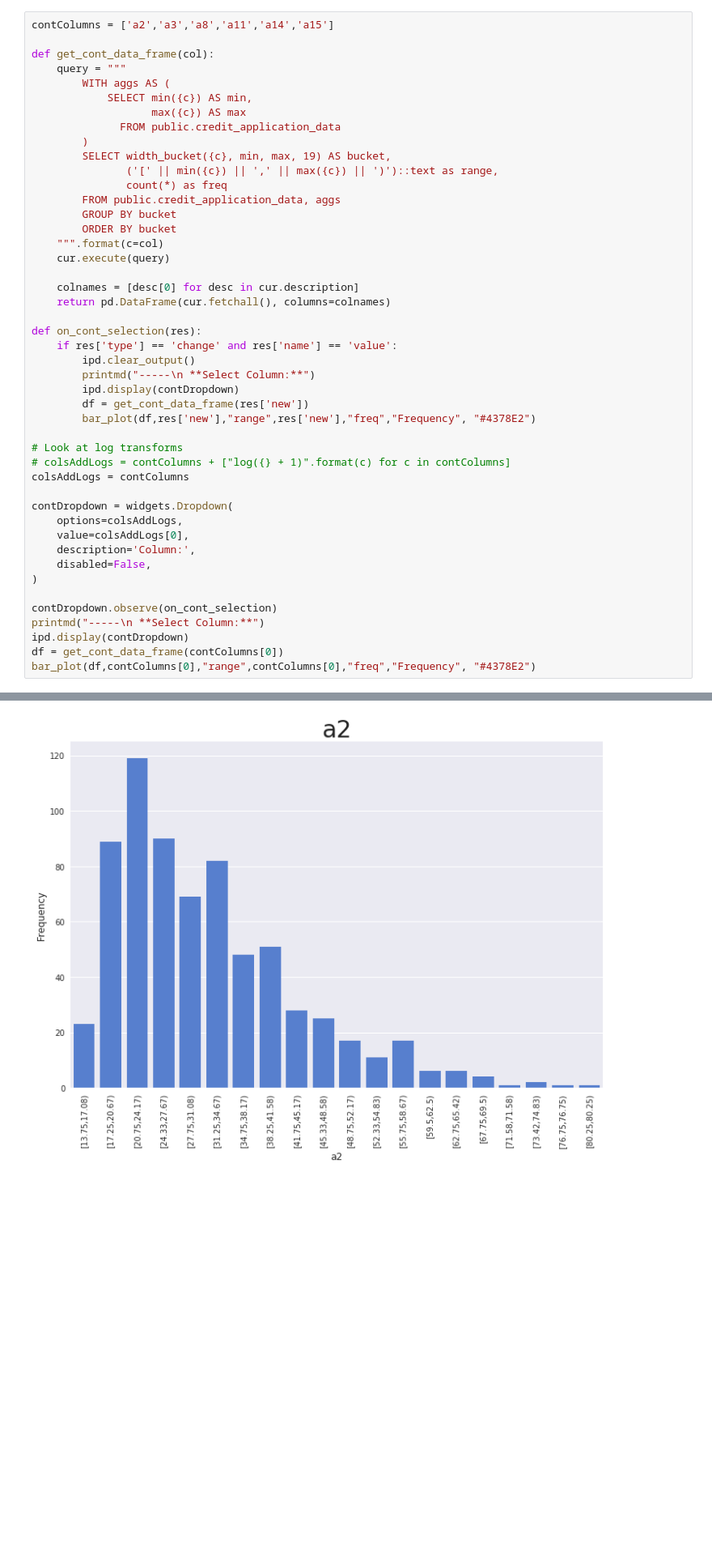
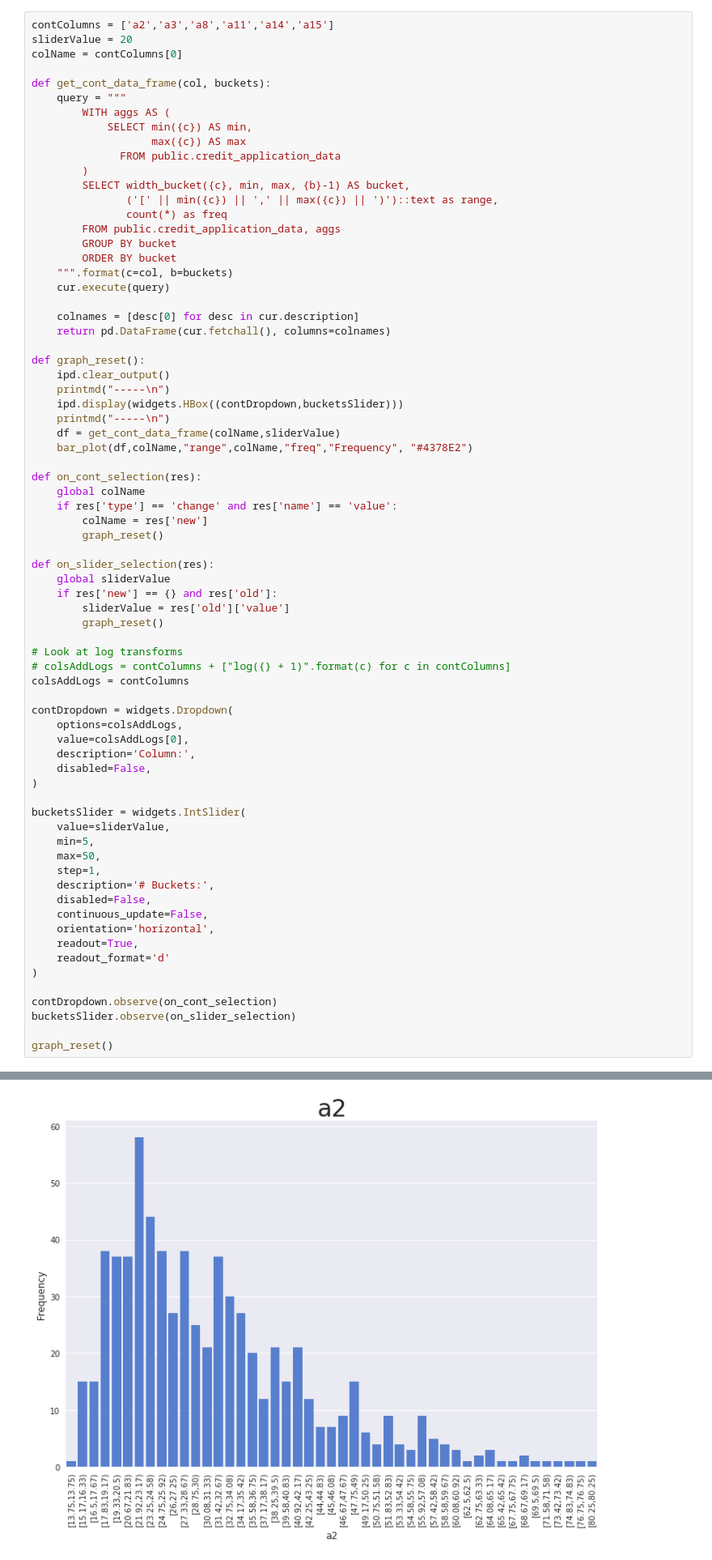
Before and after one commit to jvawdrey/gpdb5-demo, a Jupyter notebook: docker-jupyter/notebooks/Modeling Workflow Example - Greenplum Database.ipynb, the cells around one changed output, grey strips where cells are left out. Shown at 81% size. Cells and saved outputs as stored; diff of their text form; blank space fills up the shorter version.

Commit message:
adds slider to histogram

```diff
--- a/docker-jupyter/notebooks/Modeling Workflow Example - Greenplum Database.ipynb
+++ b/docker-jupyter/notebooks/Modeling Workflow Example - Greenplum Database.ipynb
@@ -422,33 +422,47 @@ A Jupyter Widget
 #### Continuous Columns
 # %%
 contColumns = ['a2','a3','a8','a11','a14','a15']
+sliderValue = 20
+colName = contColumns[0]
 
-def get_cont_data_frame(col):
+def get_cont_data_frame(col, buckets):
     query = """
         WITH aggs AS (
             SELECT min({c}) AS min,
                    max({c}) AS max
               FROM public.credit_application_data
         )
-        SELECT width_bucket({c}, min, max, 19) AS bucket,
+        SELECT width_bucket({c}, min, max, {b}-1) AS bucket,
                ('[' || min({c}) || ',' || max({c}) || ')')::text as range,
                count(*) as freq
         FROM public.credit_application_data, aggs
         GROUP BY bucket
         ORDER BY bucket
-    """.format(c=col)
+    """.format(c=col, b=buckets)
     cur.execute(query)
 
     colnames = [desc[0] for desc in cur.description]
     return pd.DataFrame(cur.fetchall(), columns=colnames)
 
+def graph_reset():
+    ipd.clear_output()
+    printmd("-----\n")
+    ipd.display(widgets.HBox((contDropdown,bucketsSlider)))
+    printmd("-----\n")
+    df = get_cont_data_frame(colName,sliderValue)
+    bar_plot(df,colName,"range",colName,"freq","Frequency", "#4378E2")
+
 def on_cont_selection(res):
+    global colName
     if res['type'] == 'change' and res['name'] == 'value':
-        ipd.clear_output()
-        printmd("-----\n **Select Column:**")
-        ipd.display(contDropdown)
-        df = get_cont_data_frame(res['new'])
-        bar_plot(df,res['new'],"range",res['new'],"freq","Frequency", "#4378E2")
+        colName = res['new']
+        graph_reset()
+
+def on_slider_selection(res):
+    global sliderValue
+    if res['new'] == {} and res['old']:
+        sliderValue = res['old']['value']
+        graph_reset()
 
 # Look at log transforms
 # colsAddLogs = contColumns + ["log({} + 1)".format(c) for c in contColumns]
@@ -461,10 +475,22 @@ contDropdown = widgets.Dropdown(
     disabled=False,
 )
 
+bucketsSlider = widgets.IntSlider(
+    value=sliderValue,
+    min=5,
+    max=50,
+    step=1,
+    description='# Buckets:',
+    disabled=False,
+    continuous_update=False,
+    orientation='horizontal',
+    readout=True,
+    readout_format='d'
+)
+
 contDropdown.observe(on_cont_selection)
-printmd("-----\n **Select Column:**")
-ipd.display(contDropdown)
-df = get_cont_data_frame(contColumns[0])
-bar_plot(df,contColumns[0],"range",contColumns[0],"freq","Frequency", "#4378E2")
+bucketsSlider.observe(on_slider_selection)
+
+graph_reset()
 # %% [output]
 -----
@@ -473,4 +499,4 @@ A Jupyter Widget
-[figure, old version]
+[figure, new version]
 # %% [markdown]
 * a15 large number of outliers - consider correcting
 * Consider variable transformation if test non-tree based algorithm
```
Also changed, not shown: parts of 2 cells of this notebook.
